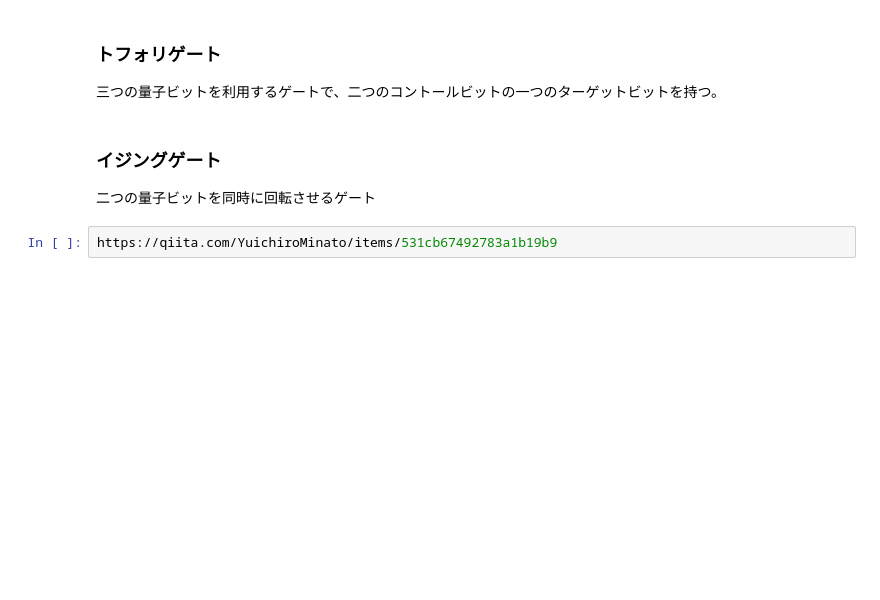
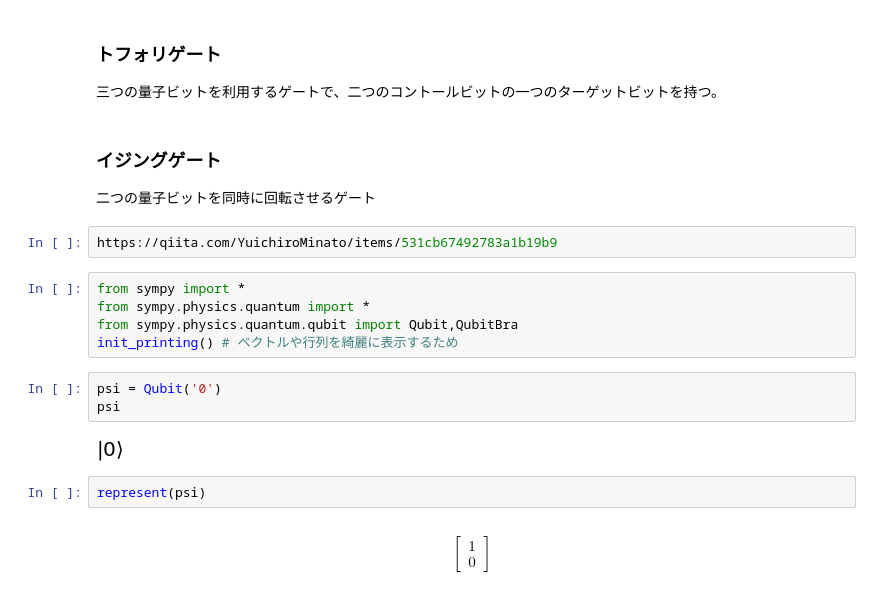
Before and after one commit to hiroshi0530/wa-src, a Jupyter notebook: qc/bq/tutorial/100/100_nb.ipynb, the cells around one changed output. Drawn from its saved outputs; the diff is of its cells as text; blank space fills up the shorter version.

```diff
--- a/qc/bq/tutorial/100/100_nb.ipynb
+++ b/qc/bq/tutorial/100/100_nb.ipynb
@@ -371,3 +371,17 @@ $$
 二つの量子ビットを同時に回転させるゲート
 # %%
 https://qiita.com/YuichiroMinato/items/531cb67492783a1b19b9
+# %%
+from sympy import *
+from sympy.physics.quantum import *
+from sympy.physics.quantum.qubit import Qubit,QubitBra
+init_printing() # ベクトルや行列を綺麗に表示するため
+# %%
+psi = Qubit('0')
+psi
+# %% [output]
+[figure, added]
+# %%
+represent(psi)
+# %% [output]
+$$\left[\begin{matrix}1\\0\end{matrix}\right]$$
```
Also changed, not shown: parts of 14 cells of this notebook, 14 other files.
